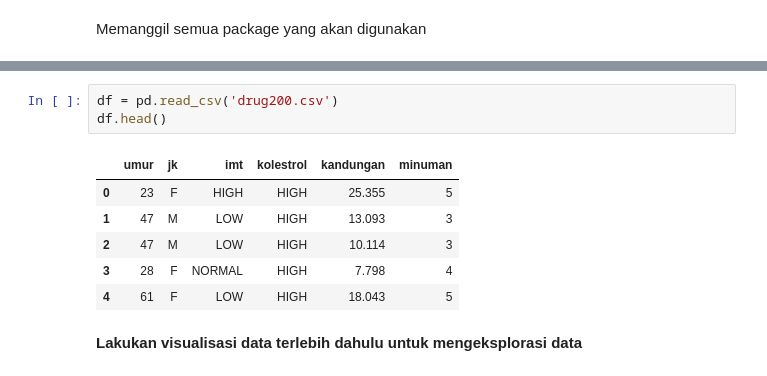
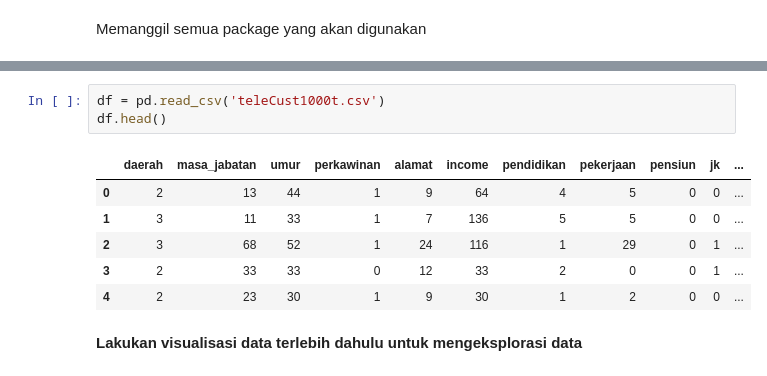
Before and after one commit to Coyy12/AVD-Tugas, a Jupyter notebook: AVD_tugas_2.ipynb, the cells around one changed output, grey strips where cells are left out. Cells and saved outputs as stored; diff of their text form.

```diff
--- a/AVD_tugas_2.ipynb
+++ b/AVD_tugas_2.ipynb
@@ -35,12 +44,12 @@ Saving drug200.csv to drug200 (1).csv
 # %%
-df = pd.read_csv('drug200.csv')
+df = pd.read_csv('teleCust1000t.csv')
 df.head()
 # %% [output]
-|  | umur | jk | imt | kolestrol | kandungan | minuman |
-| 0 | 23 | F | HIGH | HIGH | 25.355 | 5 |
-| 1 | 47 | M | LOW | HIGH | 13.093 | 3 |
-| 2 | 47 | M | LOW | HIGH | 10.114 | 3 |
-| 3 | 28 | F | NORMAL | HIGH | 7.798 | 4 |
-| 4 | 61 | F | LOW | HIGH | 18.043 | 5 |
+|  | daerah | masa_jabatan | umur | perkawinan | alamat | income | pendidikan | pekerjaan | pensiun | jk | ... |
+| 0 | 2 | 13 | 44 | 1 | 9 | 64 | 4 | 5 | 0 | 0 | ... |
+| 1 | 3 | 11 | 33 | 1 | 7 | 136 | 5 | 5 | 0 | 0 | ... |
+| 2 | 3 | 68 | 52 | 1 | 24 | 116 | 1 | 29 | 0 | 1 | ... |
+| 3 | 2 | 33 | 33 | 0 | 12 | 33 | 2 | 0 | 0 | 1 | ... |
+| 4 | 2 | 23 | 30 | 1 | 9 | 30 | 1 | 2 | 0 | 0 | ... |
 # %% [markdown]
 **Lakukan visualisasi data terlebih dahulu untuk mengeksplorasi data**
```
Also changed, not shown: parts of 40 cells of this notebook.
